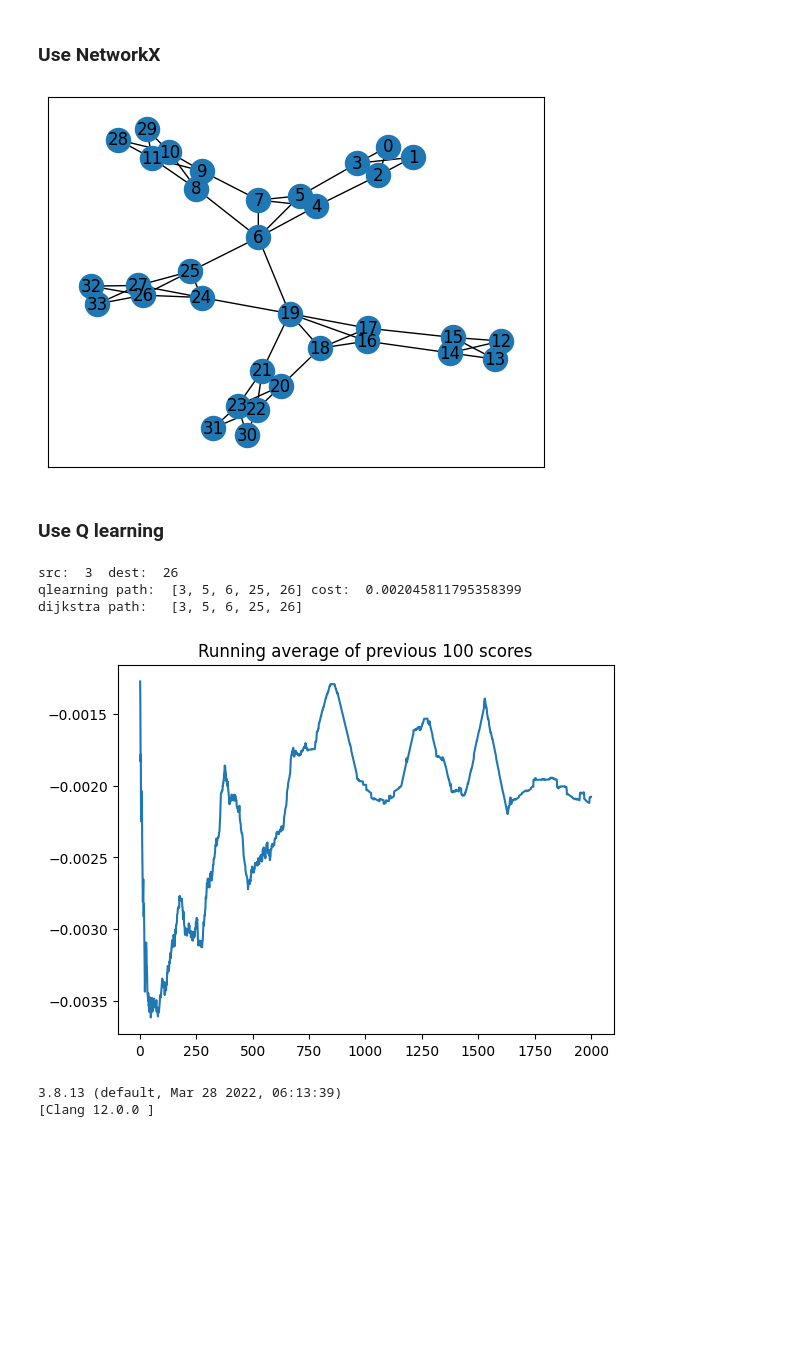
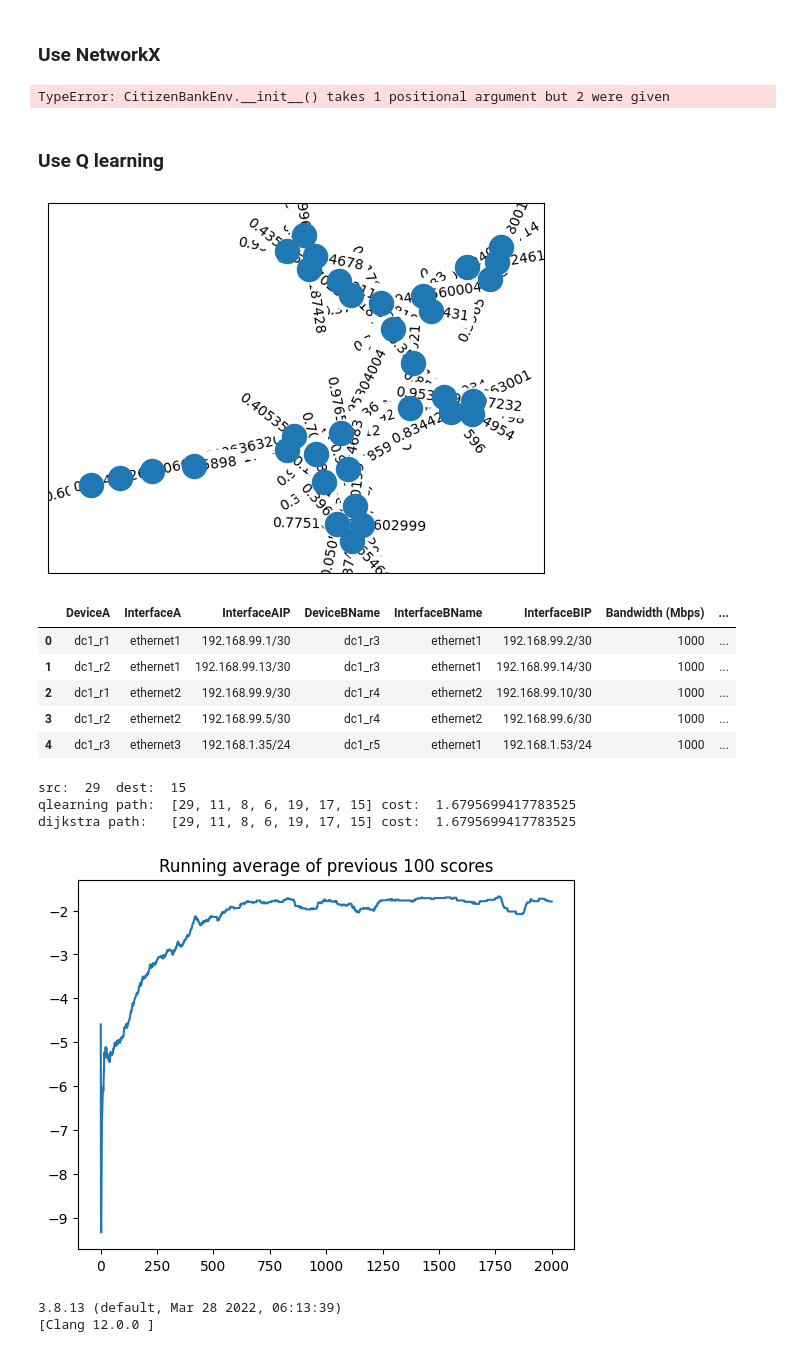
Before and after one commit to mingjunwang88/RL, a Jupyter notebook: routing/Qlearning_Tabula/CitizenTabula.ipynb, the cells around one changed output. Saved outputs shown, nothing was run; the diff lists cells and outputs as text; code cells hidden in the pictures; blank space fills up the shorter version.

```diff
--- a/routing/Qlearning_Tabula/CitizenTabula.ipynb
+++ b/routing/Qlearning_Tabula/CitizenTabula.ipynb
@@ -9,8 +9,7 @@ import env
 importlib.reload(env)
 from env import *
 
-
-env = CitizenBankEnv()
+env = CitizenBankEnv(10)
 
 df = pd.read_csv('links.csv')[['DeviceA_Code','DeviceB_Code']]
 points_list = [(i,j) for i,j in df.values]
@@ -24,6 +23,6 @@ nx.draw_networkx_edges(G,pos)
 nx.draw_networkx_labels(G,pos)
 plt.show()
 # %% [output]
-[figure, removed]
+TypeError: CitizenBankEnv.__init__() takes 1 positional argument but 2 were given
 # %% [markdown]
 ### Use Q learning
@@ -33,33 +29,42 @@ dijkstra path:   [3, 5, 6, 25, 26]
 # %%
 import importlib
 import agents
 importlib.reload(agents)
 from agents import *
 import env
 importlib.reload(env)
 from env import *
 
 iters = 2000
 
 env = CitizenBankEnv()
+display(env.df.head())
 src = env.state
 dest = env.dest
 
 q_agent = QAgent(env, env.num_devices, env.num_devices)
 trainer = TainAgent(q_agent, env, iters)
-reward_list = trainer.run_src_dest(env.state,env.dest)
+reward_list = trainer.train_src_dest(env.state,env.dest)
 
 if reward_list:
     x = [i+1 for i in range(iters)]
     trainer.plot_learning_curve(x, reward_list)
     path, cost = trainer.find_path(src, dest)
     print('qlearning path: ', path, 'cost: ', cost)
-print('dijkstra path:  ', nx.shortest_path(G, src, dest, weight='Bandwidth (Mbps)'))
+#print('dijkstra path:  ', nx.shortest_path(G, src, dest, weight='Bandwidth (Mbps)'))
+print('dijkstra path:  ', [int(i) for i in nx.shortest_path(env.G, src, dest, weight='weight')], 'cost: ', nx.shortest_path_length(env.G, src, dest, weight='weight'))
 # %% [output]
+[figure, new version]
+|  | DeviceA | InterfaceA | InterfaceAIP | DeviceBName | InterfaceBName | InterfaceBIP | Bandwidth (Mbps) | ... |
+| 0 | dc1_r1 | ethernet1 | 192.168.99.1/30 | dc1_r3 | ethernet1 | 192.168.99.2/30 | 1000 | ... |
+| 1 | dc1_r2 | ethernet1 | 192.168.99.13/30 | dc1_r3 | ethernet1 | 192.168.99.14/30 | 1000 | ... |
+| 2 | dc1_r1 | ethernet2 | 192.168.99.9/30 | dc1_r4 | ethernet2 | 192.168.99.10/30 | 1000 | ... |
+| 3 | dc1_r2 | ethernet2 | 192.168.99.5/30 | dc1_r4 | ethernet2 | 192.168.99.6/30 | 1000 | ... |
+| 4 | dc1_r3 | ethernet3 | 192.168.1.35/24 | dc1_r5 | ethernet1 | 192.168.1.53/24 | 1000 | ... |
-src:  3  dest:  26
-qlearning path:  [3, 5, 6, 25, 26] cost:  0.002045811795358399
-dijkstra path:   [3, 5, 6, 25, 26]
+src:  29  dest:  15
+qlearning path:  [29, 11, 8, 6, 19, 17, 15] cost:  1.6795699417783525
+dijkstra path:   [29, 11, 8, 6, 19, 17, 15] cost:  1.6795699417783525
-[figure, old version]
+[figure, added]
 # %%
 import sys
 print (sys.version)
```
Also changed, not shown: parts of 1 cell of this notebook, 17 other files.
